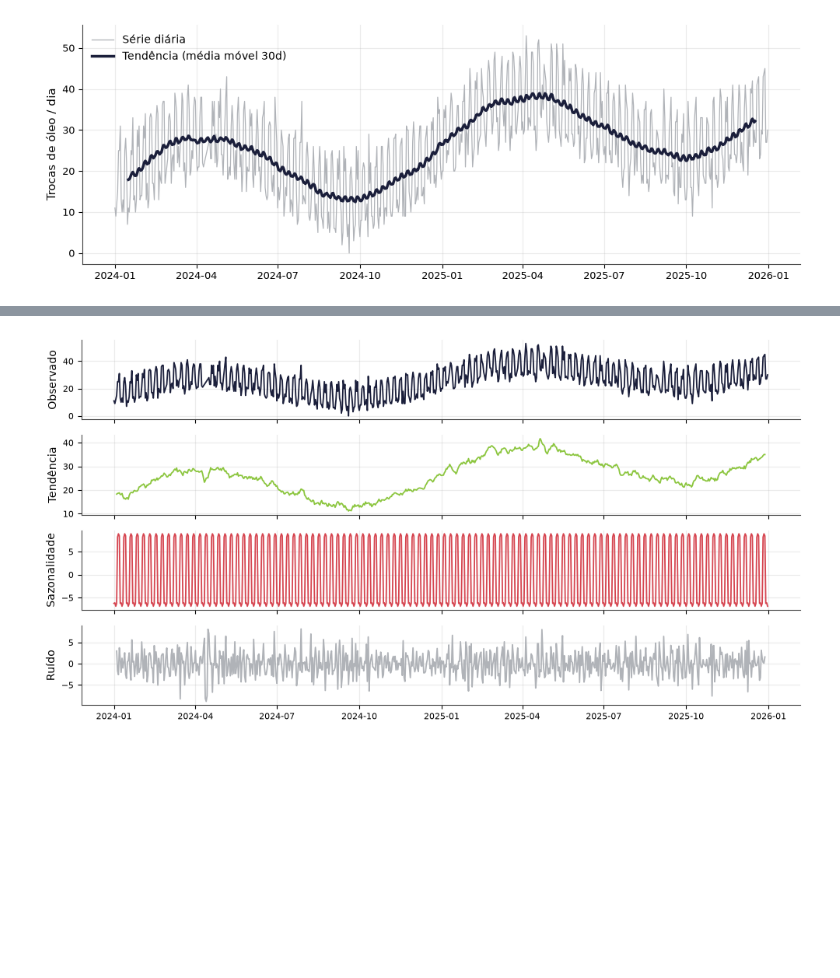
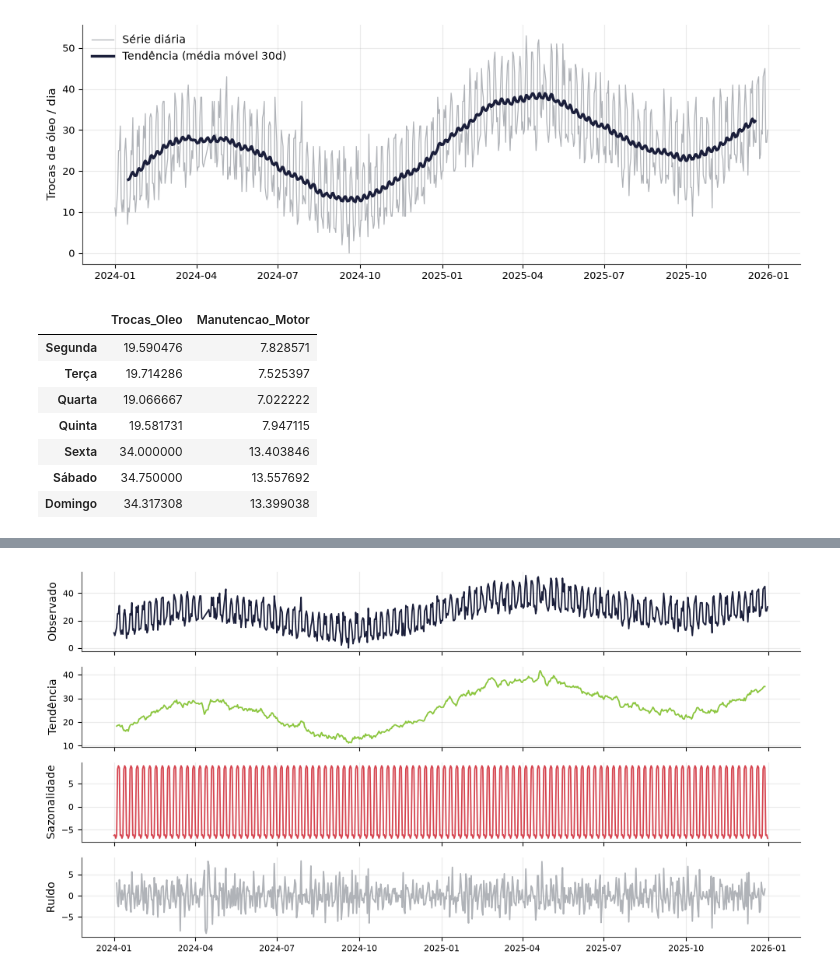
Before and after one commit to jorodrigues0/mecaniQA-fortaleza, a Jupyter notebook: oat.ipynb, the cells around one changed output, grey strips where cells are left out. Cells and saved outputs as stored; diff of their text form; code cells hidden in the pictures; blank space fills up the shorter version.

```diff
--- a/oat.ipynb
+++ b/oat.ipynb
@@ -82,3 +82,39 @@ plt.tight_layout()
 plt.show()
 # %% [output]
 [figure]
+# %%
+# Sazonalidade semanal — média por dia da semana
+
+dias_ordem = [
+    "Segunda",
+    "Terça",
+    "Quarta",
+    "Quinta",
+    "Sexta",
+    "Sábado",
+    "Domingo"
+]
+
+# Número do dia da semana:
+# Monday = 0 ... Sunday = 6
+media_semana = df.copy()
+media_semana["Dia_Numero"] = media_semana.index.dayofweek
+
+media_semana = (
+    media_semana
+    .groupby("Dia_Numero")[["Trocas_Oleo", "Manutencao_Motor"]]
+    .mean()
+)
+
+media_semana.index = dias_ordem
+
+media_semana
+# %% [output]
+|  | Trocas_Oleo | Manutencao_Motor |
+| Segunda | 19.590476 | 7.828571 |
+| Terça | 19.714286 | 7.525397 |
+| Quarta | 19.066667 | 7.022222 |
+| Quinta | 19.581731 | 7.947115 |
+| Sexta | 34.000000 | 13.403846 |
+| Sábado | 34.750000 | 13.557692 |
+| Domingo | 34.317308 | 13.399038 |
```
Also changed, not shown: parts of 1 cell of this notebook.
